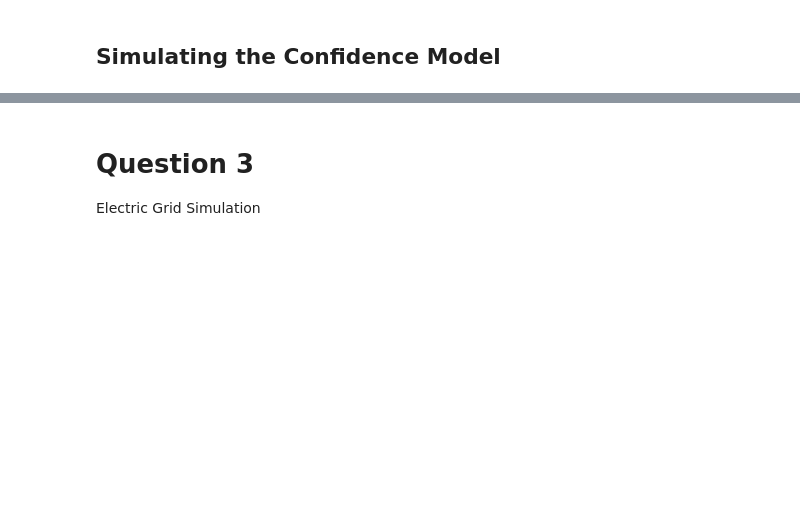
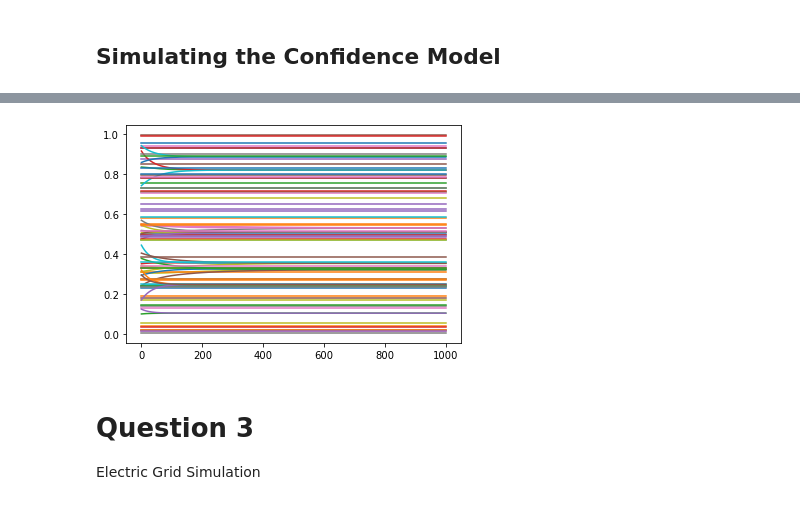
Before and after one commit to WDaugherty/ECE-5260, a Jupyter notebook: BiWeekly2/BiWeekly2Notebook.ipynb, the cells around one changed output, grey strips where cells are left out. Drawn from its saved outputs; the diff is of its cells as text; code cells hidden in the pictures; blank space fills up the shorter version.

```diff
--- a/BiWeekly2/BiWeekly2Notebook.ipynb
+++ b/BiWeekly2/BiWeekly2Notebook.ipynb
@@ -124,3 +245,11 @@ Hengselmann-Krause bounded confidence model
+# %%
+#Draw the graphs
+x = HKrause(G2,1000, 0.1)
+for k in range(len(list(G2.nodes()))):
+    plt.plot(x[k,:].T)
+plt.show()
+# %% [output]
+[figure, added]
 # %% [markdown]
 # Question 3
 
```
Also changed, not shown: parts of 8 cells of this notebook, 1 other file.
